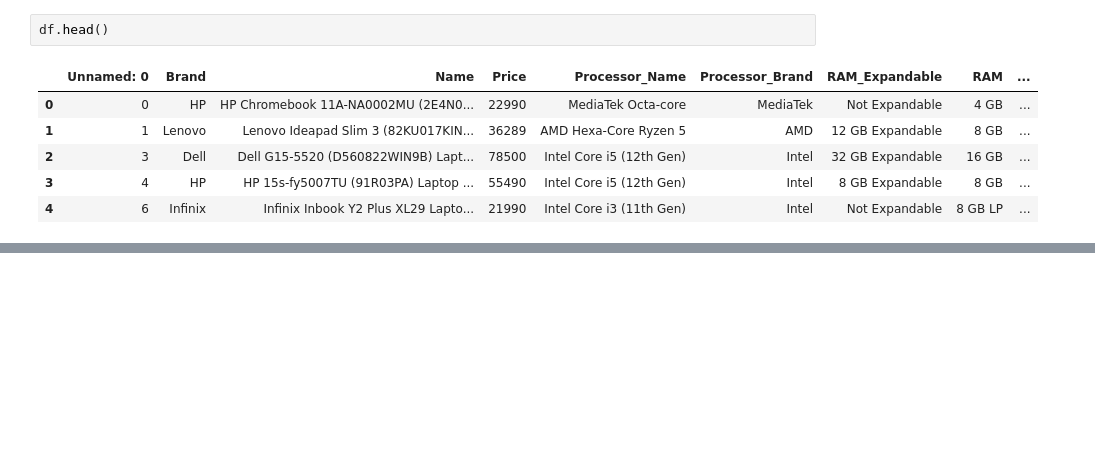
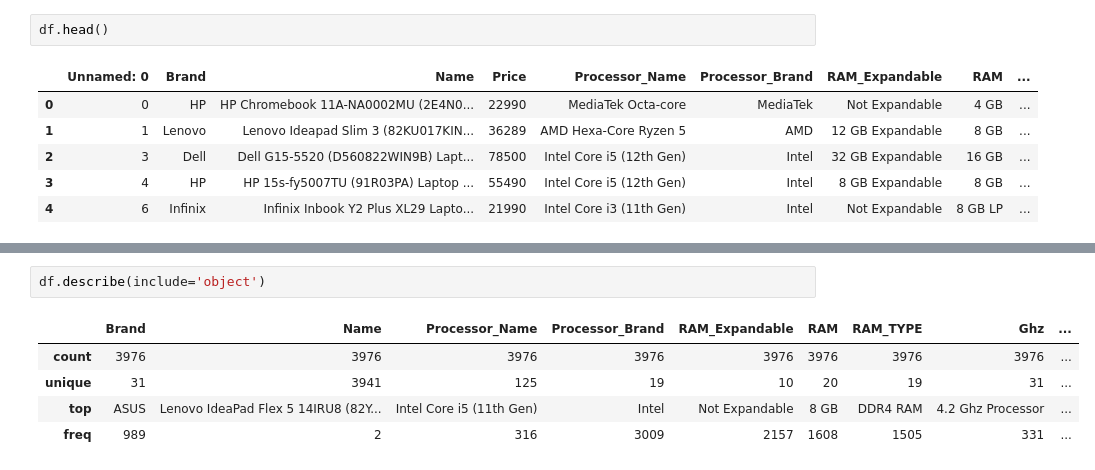
Before and after one commit to Dunith2002/Laptop_Price_Predictor, a Jupyter notebook: notebooks/FC211037_Tharushima/data_cleaning.ipynb, the cells around one changed output, grey strips where cells are left out. Saved outputs shown, nothing was run; the diff lists cells and outputs as text; blank space fills up the shorter version.

```diff
--- a/notebooks/FC211037_Tharushima/data_cleaning.ipynb
+++ b/notebooks/FC211037_Tharushima/data_cleaning.ipynb
@@ -14,0 +103,8 @@ df.head()
+# %%
+df.describe(include='object')
+# %% [output]
+|  | Brand | Name | Processor_Name | Processor_Brand | RAM_Expandable | RAM | RAM_TYPE | Ghz | ... |
+| count | 3976 | 3976 | 3976 | 3976 | 3976 | 3976 | 3976 | 3976 | ... |
+| unique | 31 | 3941 | 125 | 19 | 10 | 20 | 19 | 31 | ... |
+| top | ASUS | Lenovo IdeaPad Flex 5 14IRU8 (82Y... | Intel Core i5 (11th Gen) | Intel | Not Expandable | 8 GB | DDR4 RAM | 4.2 Ghz Processor | ... |
+| freq | 989 | 2 | 316 | 3009 | 2157 | 1608 | 1505 | 331 | ... |
```
Also changed, not shown: parts of 86 cells of this notebook, 3 other files.
